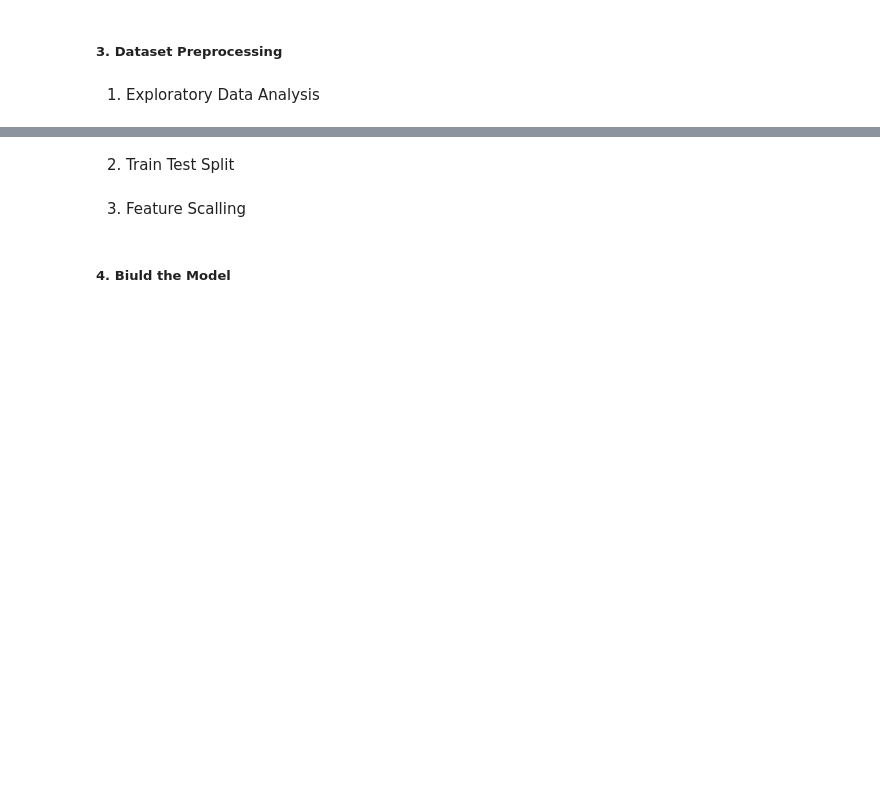
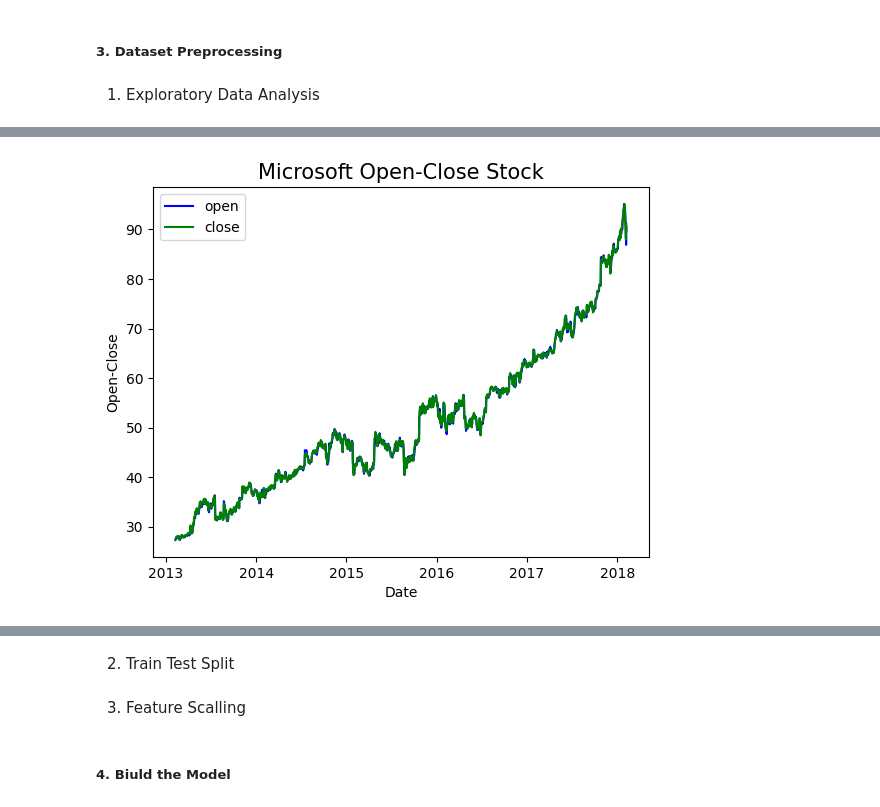
Before and after one commit to fatahrahimi330/100-Machine-Learning-Projects, a Jupyter notebook: 24-Microsoft Stock Price Prediction/microsoft_stock_price_prediction.ipynb, the cells around one changed output, grey strips where cells are left out. Drawn from its saved outputs; the diff is of its cells as text; code cells hidden in the pictures; blank space fills up the shorter version.

Commit message:
Microsoft Stock Price Prediction Project

```diff
--- a/24-Microsoft Stock Price Prediction/microsoft_stock_price_prediction.ipynb
+++ b/24-Microsoft Stock Price Prediction/microsoft_stock_price_prediction.ipynb
@@ -18,3 +36,5 @@ df.head()
 ##### 3. Dataset Preprocessing
 # %% [markdown]
 1. Exploratory Data Analysis
+# %%
+df = df.drop('index', axis= 1)
@@ -20,0 +83,11 @@ df.head()
+# %%
+df['date'] = pd.to_datetime(df['date'])
+plt.plot(df['date'], df['open'], c='b', label='open')
+plt.plot(df['date'], df['close'], c='g', label='close')
+plt.title('Microsoft Open-Close Stock', fontsize=15)
+plt.xlabel('Date')
+plt.ylabel('Open-Close')
+plt.legend()
+plt.show()
+# %% [output]
+[figure, added]
```
Also changed, not shown: parts of 22 cells of this notebook, 3 other files.
